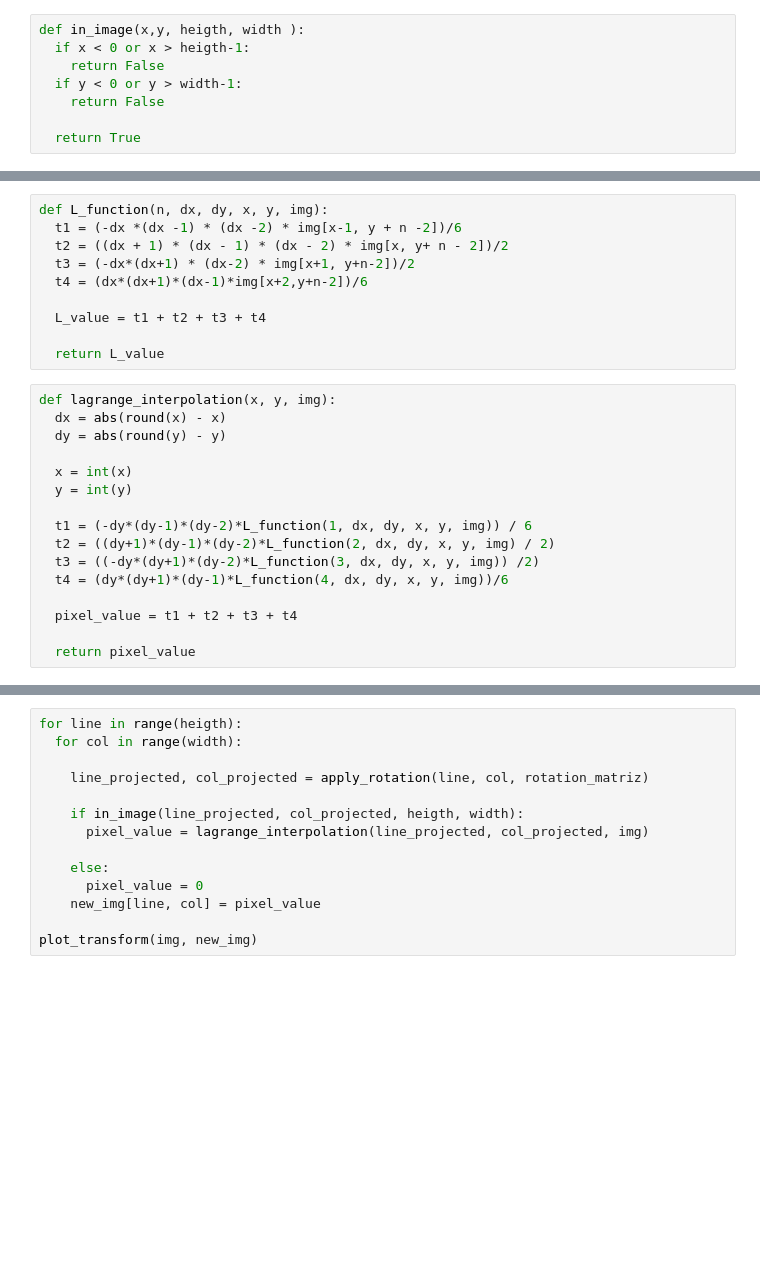
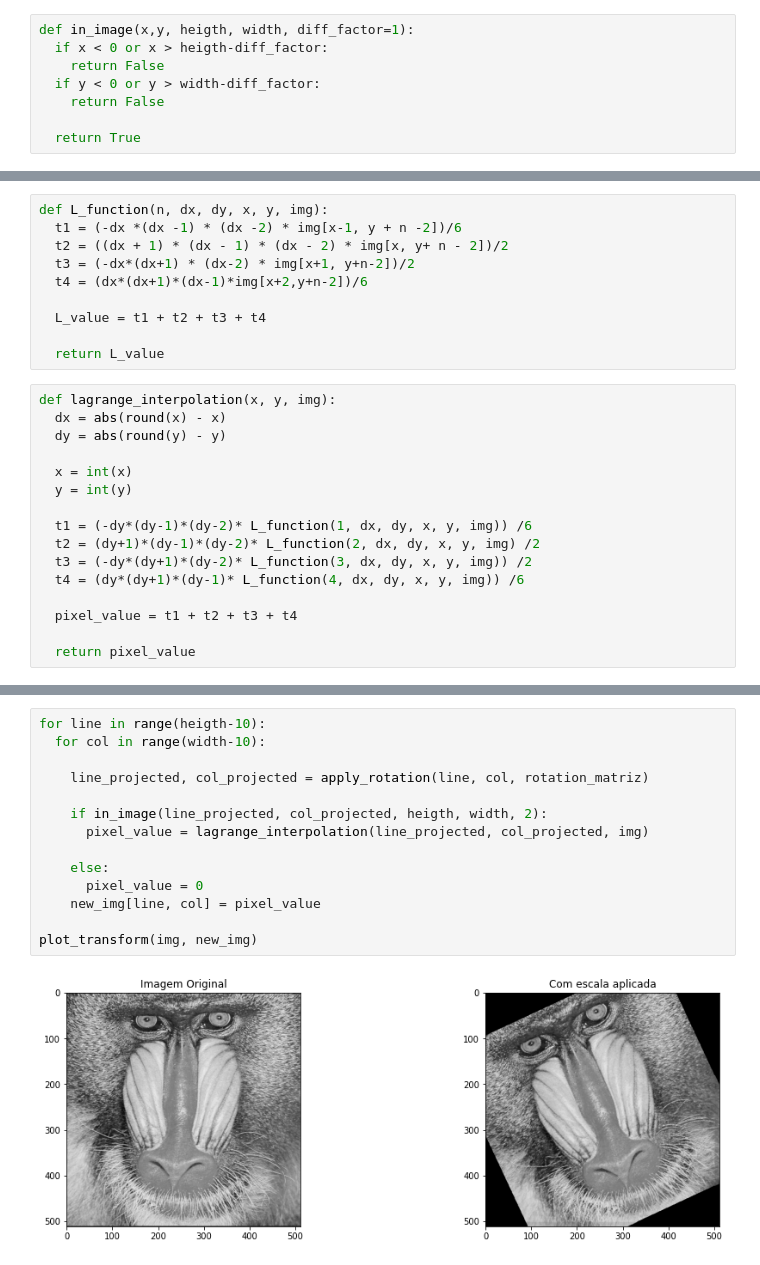
Before and after one commit to lstival/mo443, a Jupyter notebook: T4/T4_MO443.ipynb, the cells around one changed output, grey strips where cells are left out. Saved outputs shown, nothing was run; the diff lists cells and outputs as text; blank space fills up the shorter version.

```diff
--- a/T4/T4_MO443.ipynb
+++ b/T4/T4_MO443.ipynb
@@ -107,10 +107,10 @@ def apply_rotation(x, y, rotation_matriz):
 
   return  new_x, new_y
 # %%
-def in_image(x,y, heigth, width ):
-  if x < 0 or x > heigth-1:
+def in_image(x,y, heigth, width, diff_factor=1):
+  if x < 0 or x > heigth-diff_factor:
     return False
-  if y < 0 or y > width-1:
+  if y < 0 or y > width-diff_factor:
     return False
 
   return True
@@ -309,10 +317,10 @@ def lagrange_interpolation(x, y, img):
   x = int(x)
   y = int(y)
 
-  t1 = (-dy*(dy-1)*(dy-2)*L_function(1, dx, dy, x, y, img)) / 6
-  t2 = ((dy+1)*(dy-1)*(dy-2)*L_function(2, dx, dy, x, y, img) / 2)
-  t3 = ((-dy*(dy+1)*(dy-2)*L_function(3, dx, dy, x, y, img)) /2)
-  t4 = (dy*(dy+1)*(dy-1)*L_function(4, dx, dy, x, y, img))/6
+  t1 = (-dy*(dy-1)*(dy-2)* L_function(1, dx, dy, x, y, img)) /6
+  t2 = (dy+1)*(dy-1)*(dy-2)* L_function(2, dx, dy, x, y, img) /2
+  t3 = (-dy*(dy+1)*(dy-2)* L_function(3, dx, dy, x, y, img)) /2
+  t4 = (dy*(dy+1)*(dy-1)* L_function(4, dx, dy, x, y, img)) /6
 
   pixel_value = t1 + t2 + t3 + t4
 
@@ -323,14 +333,16 @@ plot_transform(img, lagrange_img)
 # %%
-for line in range(heigth):
-  for col in range(width):
+for line in range(heigth-10):
+  for col in range(width-10):
 
     line_projected, col_projected = apply_rotation(line, col, rotation_matriz)
 
-    if in_image(line_projected, col_projected, heigth, width):
+    if in_image(line_projected, col_projected, heigth, width, 2):
       pixel_value = lagrange_interpolation(line_projected, col_projected, img)
 
     else:
       pixel_value = 0
     new_img[line, col] = pixel_value
 
 plot_transform(img, new_img)
+# %% [output]
+[figure, added]
```
Also changed, not shown: parts of 4 cells of this notebook.
